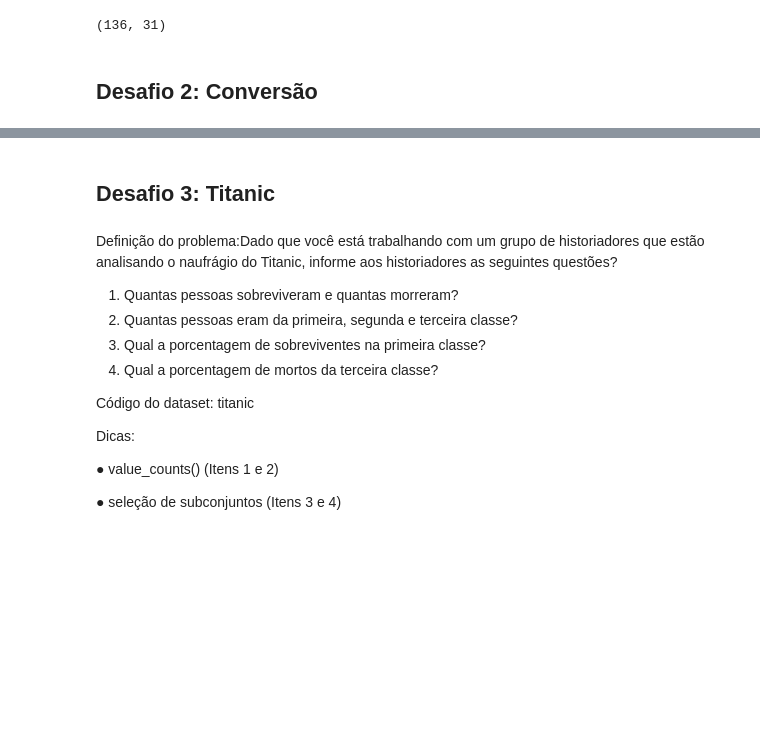
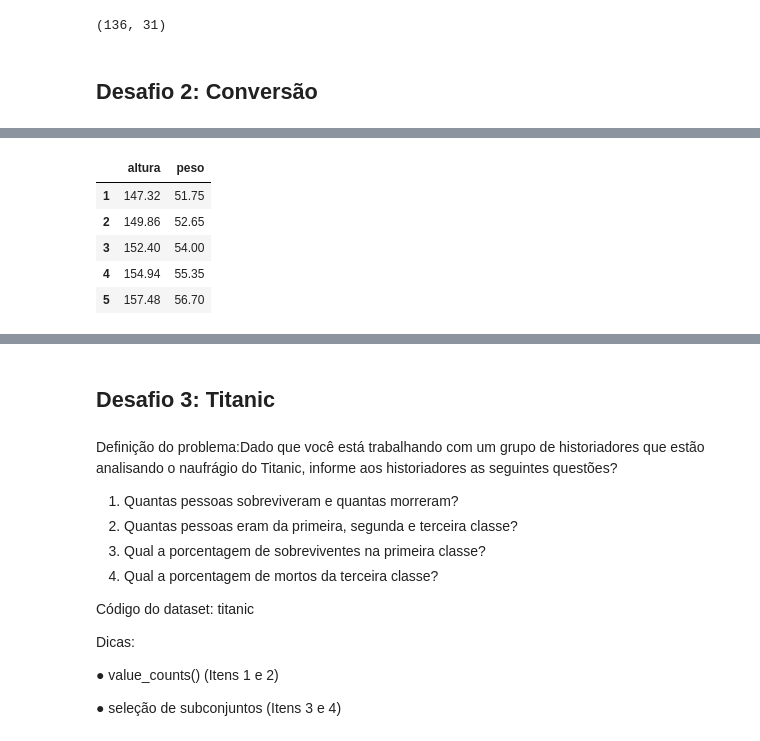
Before and after one commit to luanans/Bootcamp-WoMakersCode, a Jupyter notebook: Desafio_Python_Pandas/Desafio_Python_Pandas.ipynb, the cells around one changed output, grey strips where cells are left out. Cells and saved outputs as stored; diff of their text form; code cells hidden in the pictures; blank space fills up the shorter version.

```diff
--- a/Desafio_Python_Pandas/Desafio_Python_Pandas.ipynb
+++ b/Desafio_Python_Pandas/Desafio_Python_Pandas.ipynb
@@ -168,0 +170,14 @@ Dicas:
+# %%
+df = df.rename(columns={'height': 'altura', 'weight': 'peso'})
+
+df.altura = 2.54 * df.altura
+df.peso = 0.45 * df.peso
+
+display(df.head())
+# %% [output]
+|  | altura | peso |
+| 1 | 147.32 | 51.75 |
+| 2 | 149.86 | 52.65 |
+| 3 | 152.40 | 54.00 |
+| 4 | 154.94 | 55.35 |
+| 5 | 157.48 | 56.70 |
```
Also changed, not shown: parts of 41 cells of this notebook.
